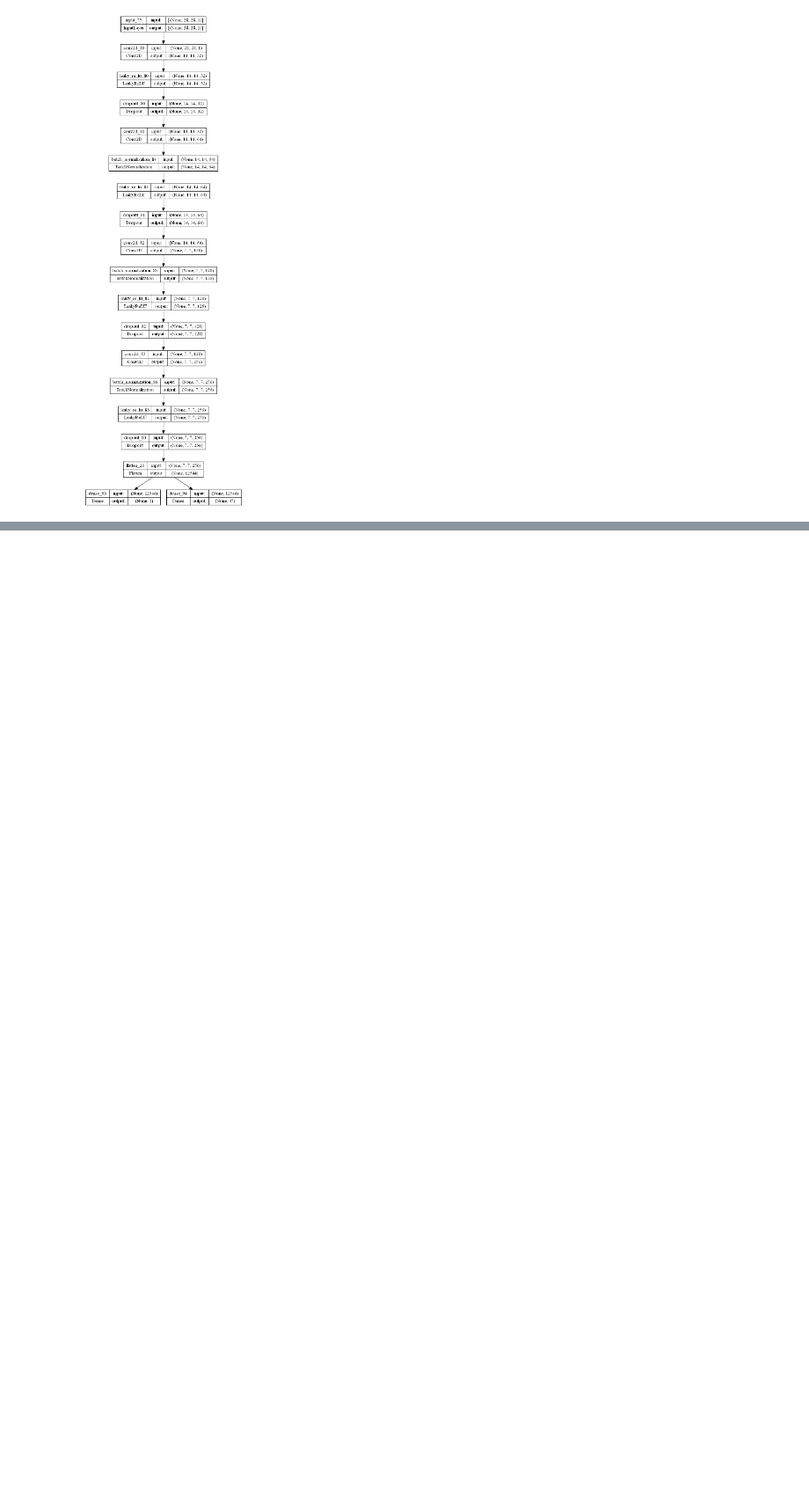
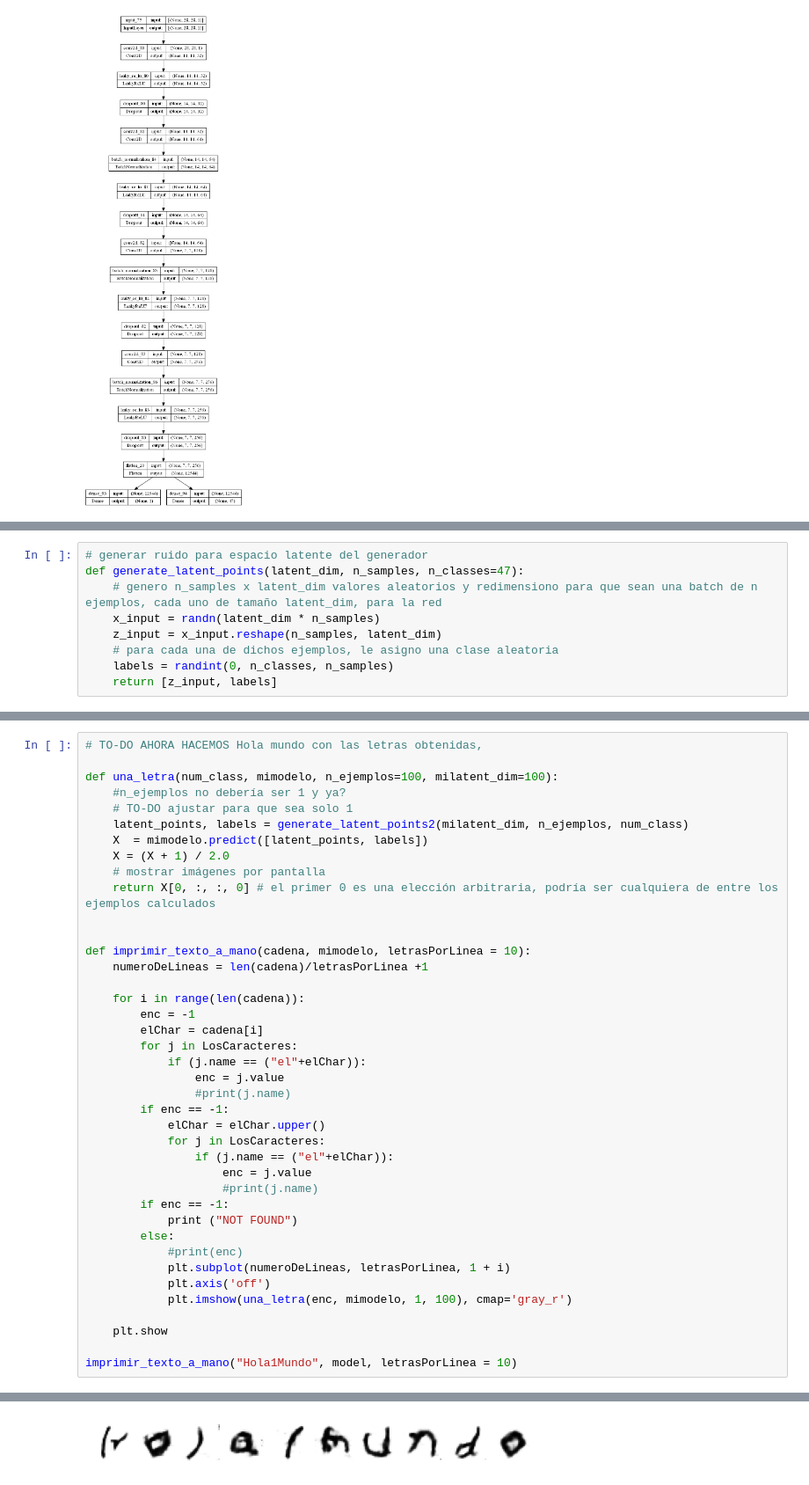
Before and after one commit to tardisfromtornspace/Agentes-Inteligentes, a Jupyter notebook: ACGAN-Algigantix.ipynb, the cells around one changed output, grey strips where cells are left out. Shown at 88% size. Drawn from its saved outputs; the diff is of its cells as text; blank space fills up the shorter version.

```diff
--- a/ACGAN-Algigantix.ipynb
+++ b/ACGAN-Algigantix.ipynb
@@ -497 +508,10 @@ def generate_latent_points(latent_dim, n_samples, n_classes=10):
+# %%
+# generar ruido para espacio latente del generador
+def generate_latent_points(latent_dim, n_samples, n_classes=47):
+    # genero n_samples x latent_dim valores aleatorios y redimensiono para que sean una batch de n ejemplos, cada uno de tamaño latent_dim, para la red
+    x_input = randn(latent_dim * n_samples)
+    z_input = x_input.reshape(n_samples, latent_dim)
+    # para cada una de dichos ejemplos, le asigno una clase aleatoria
+    labels = randint(0, n_classes, n_samples)
+    return [z_input, labels]
 # %%
@@ -647,0 +684,41 @@ WARNING:tensorflow:No training configuration found in the save file, so the mode
+# %%
+# TO-DO AHORA HACEMOS Hola mundo con las letras obtenidas,
+
+def una_letra(num_class, mimodelo, n_ejemplos=100, milatent_dim=100):
+    #n_ejemplos no debería ser 1 y ya?
+    # TO-DO ajustar para que sea solo 1
+    latent_points, labels = generate_latent_points2(milatent_dim, n_ejemplos, num_class)
+    X  = mimodelo.predict([latent_points, labels])
+    X = (X + 1) / 2.0
+    # mostrar imágenes por pantalla
+    return X[0, :, :, 0] # el primer 0 es una elección arbitraria, podría ser cualquiera de entre los ejemplos calculados
+
+
+def imprimir_texto_a_mano(cadena, mimodelo, letrasPorLinea = 10):
+    numeroDeLineas = len(cadena)/letrasPorLinea +1
+
+    for i in range(len(cadena)):
+        enc = -1
+        elChar = cadena[i]
+        for j in LosCaracteres:
+            if (j.name == ("el"+elChar)):
+                enc = j.value
+                #print(j.name)
+        if enc == -1:
+            elChar = elChar.upper()
+            for j in LosCaracteres:
+                if (j.name == ("el"+elChar)):
+                    enc = j.value
+                    #print(j.name)
+        if enc == -1:
+            print ("NOT FOUND")
+        else:
+            #print(enc)
+            plt.subplot(numeroDeLineas, letrasPorLinea, 1 + i)
+            plt.axis('off')
+            plt.imshow(una_letra(enc, mimodelo, 1, 100), cmap='gray_r')
+
+    plt.show
+
+imprimir_texto_a_mano("Hola1Mundo", model, letrasPorLinea = 10)
+# %% [output]
@@ -647,0 +735 @@ WARNING:tensorflow:No training configuration found in the save file, so the mode
+[figure, added]
```
Also changed, not shown: parts of 29 cells of this notebook, 4 other files.
